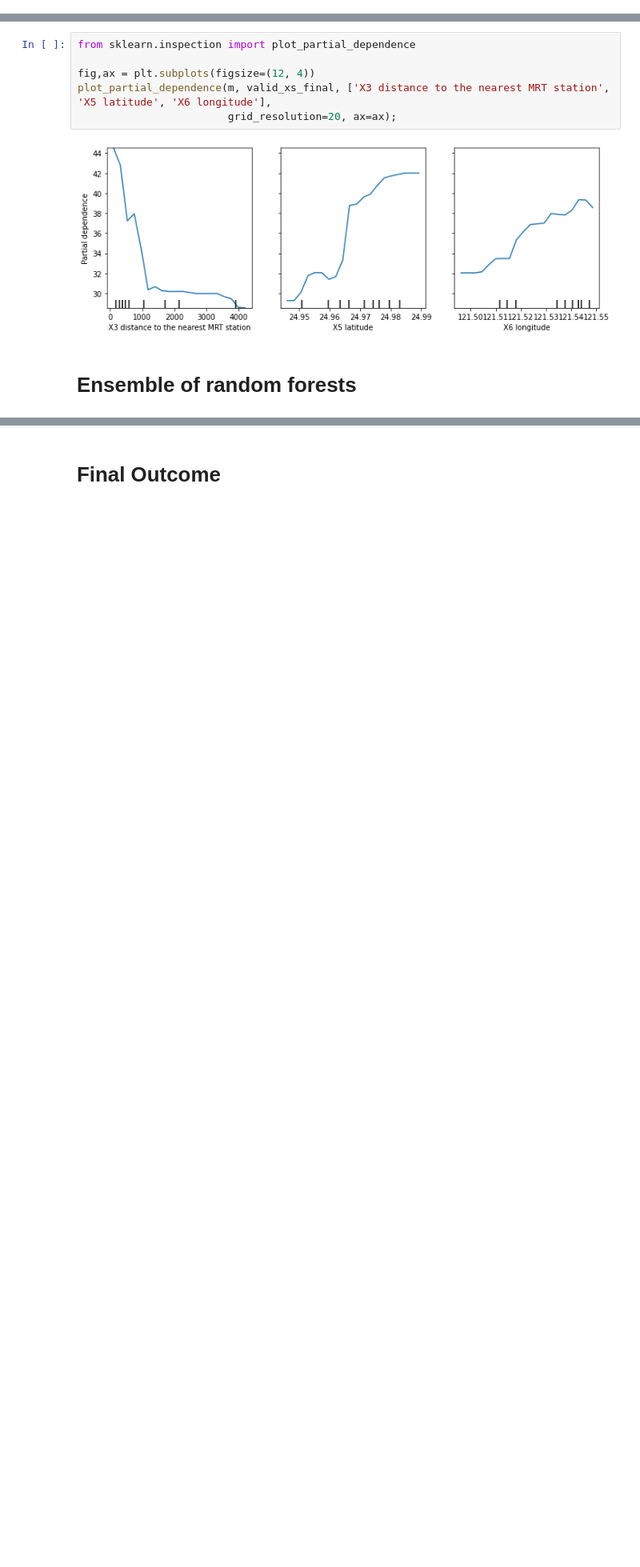
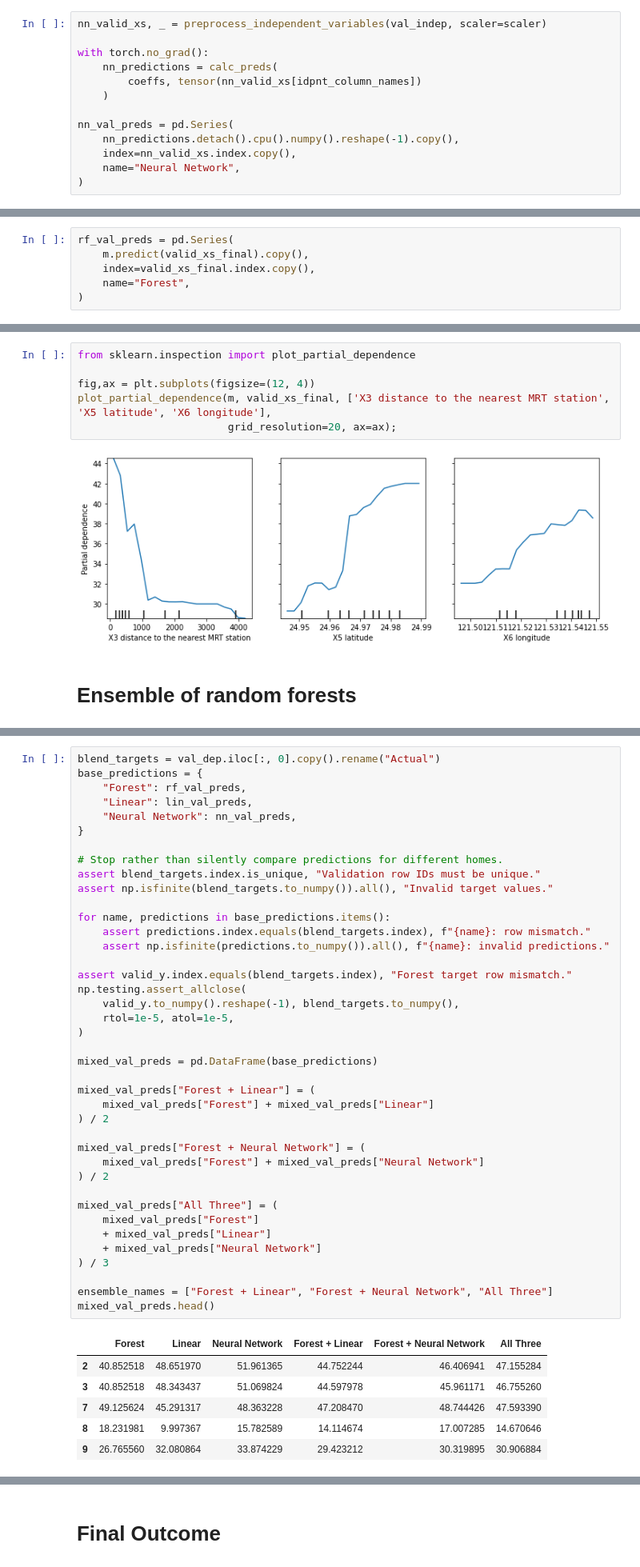
Before and after one commit to nswekosk/deep-learning-practice, a Jupyter notebook: tabular/real-estate-valuator-predictor.ipynb, the cells around one changed output, grey strips where cells are left out. Shown at 80% size. Saved outputs shown, nothing was run; the diff lists cells and outputs as text; blank space fills up the shorter version.

```diff
--- a/tabular/real-estate-valuator-predictor.ipynb
+++ b/tabular/real-estate-valuator-predictor.ipynb
@@ -365,6 +378,19 @@ nn_loss = measure_loss(coeffs)
 nn_loss
 # %% [output]
 tensor(7.1351, grad_fn=<MeanBackward0>)
+# %%
+nn_valid_xs, _ = preprocess_independent_variables(val_indep, scaler=scaler)
+
+with torch.no_grad():
+    nn_predictions = calc_preds(
+        coeffs, tensor(nn_valid_xs[idpnt_column_names])
+    )
+
+nn_val_preds = pd.Series(
+    nn_predictions.detach().cpu().numpy().reshape(-1).copy(),
+    index=nn_valid_xs.index.copy(),
+    name="Neural Network",
+)
 # %% [markdown]
 # Step 6: Train an ensemble of neural networks
 # %%
@@ -826,6 +869,12 @@ rf_final_summary
 {'Model': 'Random Forest — Final',
  'Train MAE': 3.7363216876983643,
  'Validation MAE': 4.925027370452881}
+# %%
+rf_val_preds = pd.Series(
+    m.predict(valid_xs_final).copy(),
+    index=valid_xs_final.index.copy(),
+    name="Forest",
+)
 # %% [markdown]
 ## Partial Dependence
 # %%
@@ -878,0 +955,47 @@ rf_final_summary
+# %%
+blend_targets = val_dep.iloc[:, 0].copy().rename("Actual")
+base_predictions = {
+    "Forest": rf_val_preds,
+    "Linear": lin_val_preds,
+    "Neural Network": nn_val_preds,
+}
+
+# Stop rather than silently compare predictions for different homes.
+assert blend_targets.index.is_unique, "Validation row IDs must be unique."
+assert np.isfinite(blend_targets.to_numpy()).all(), "Invalid target values."
+
+for name, predictions in base_predictions.items():
+    assert predictions.index.equals(blend_targets.index), f"{name}: row mismatch."
+    assert np.isfinite(predictions.to_numpy()).all(), f"{name}: invalid predictions."
+
+assert valid_y.index.equals(blend_targets.index), "Forest target row mismatch."
+np.testing.assert_allclose(
+    valid_y.to_numpy().reshape(-1), blend_targets.to_numpy(),
+    rtol=1e-5, atol=1e-5,
+)
+
+mixed_val_preds = pd.DataFrame(base_predictions)
+
+mixed_val_preds["Forest + Linear"] = (
+    mixed_val_preds["Forest"] + mixed_val_preds["Linear"]
+) / 2
+
+mixed_val_preds["Forest + Neural Network"] = (
+    mixed_val_preds["Forest"] + mixed_val_preds["Neural Network"]
+) / 2
+
+mixed_val_preds["All Three"] = (
+    mixed_val_preds["Forest"]
+    + mixed_val_preds["Linear"]
+    + mixed_val_preds["Neural Network"]
+) / 3
+
+ensemble_names = ["Forest + Linear", "Forest + Neural Network", "All Three"]
+mixed_val_preds.head()
+# %% [output]
+|  | Forest | Linear | Neural Network | Forest + Linear | Forest + Neural Network | All Three |
+| 2 | 40.852518 | 48.651970 | 51.961365 | 44.752244 | 46.406941 | 47.155284 |
+| 3 | 40.852518 | 48.343437 | 51.069824 | 44.597978 | 45.961171 | 46.755260 |
+| 7 | 49.125624 | 45.291317 | 48.363228 | 47.208470 | 48.744426 | 47.593390 |
+| 8 | 18.231981 | 9.997367 | 15.782589 | 14.114674 | 17.007285 | 14.670646 |
+| 9 | 26.765560 | 32.080864 | 33.874229 | 29.423212 | 30.319895 | 30.906884 |
```
Also changed, not shown: parts of 12 cells of this notebook.
